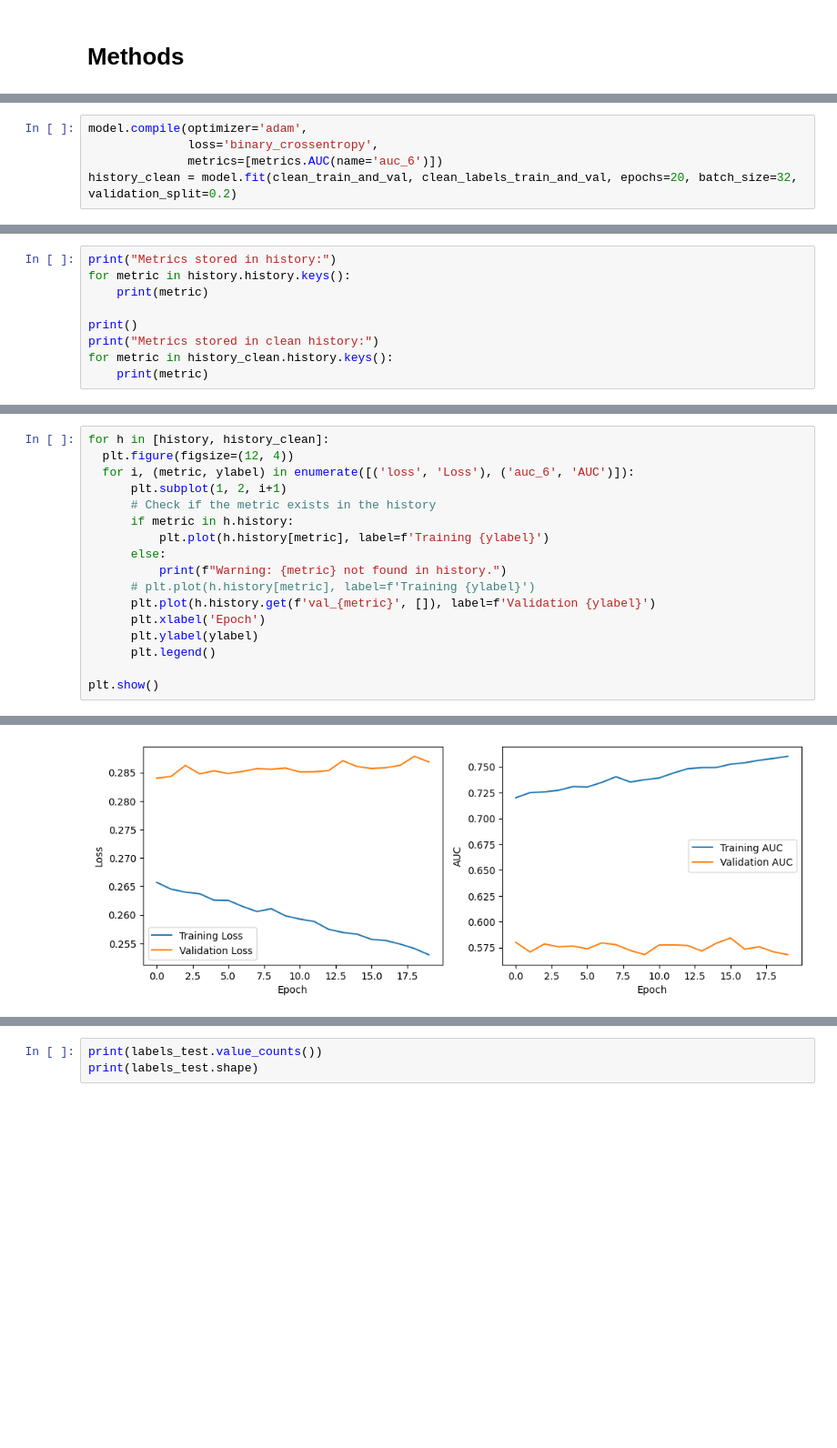
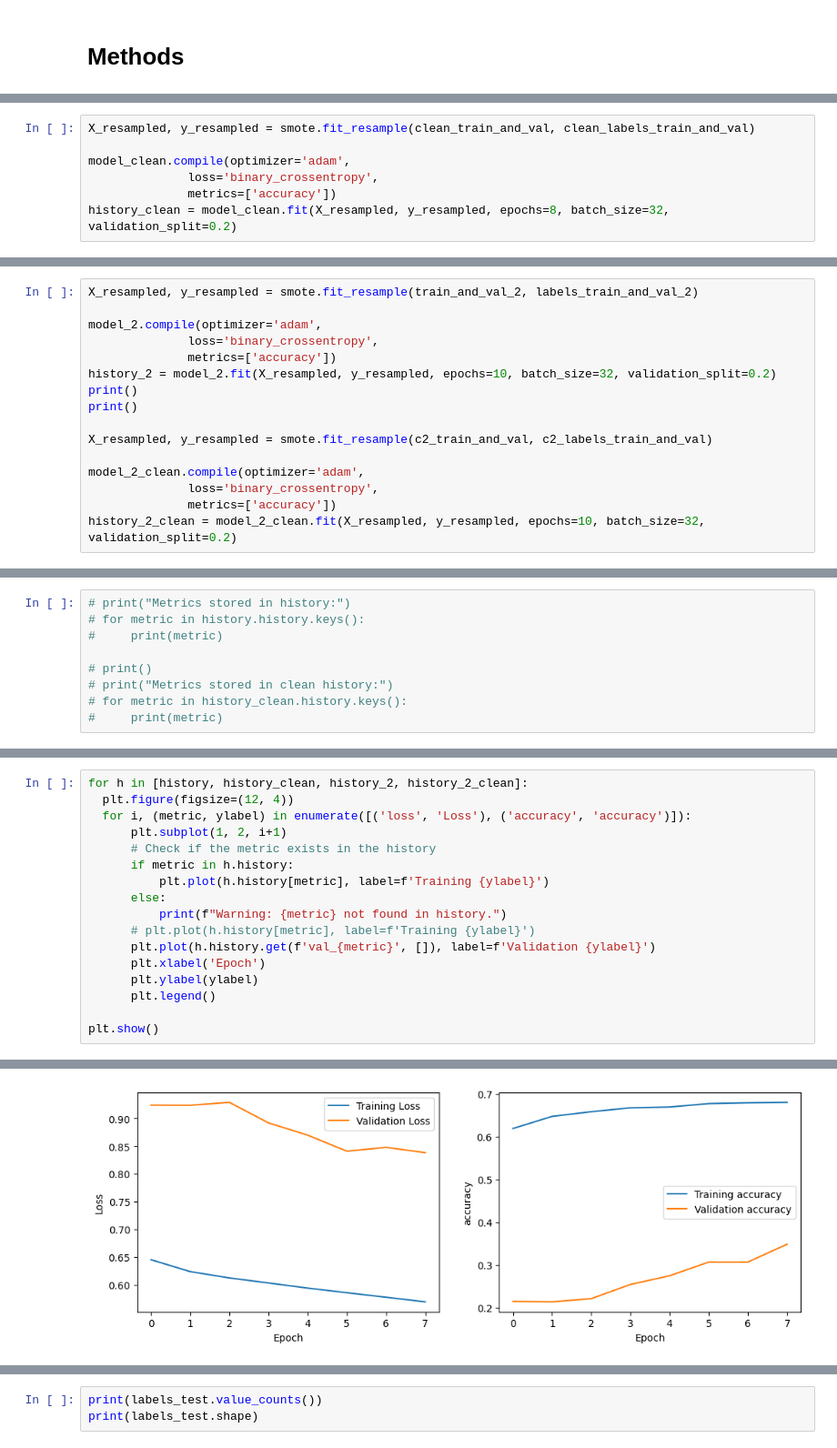
Before and after one commit to matthewcurran/columbian-exchange-world-explorer, a Jupyter notebook: MJC_SS_Data_Mining_Final.ipynb, the cells around one changed output, grey strips where cells are left out. Shown at 91% size. Saved outputs shown, nothing was run; the diff lists cells and outputs as text; blank space fills up the shorter version.

```diff
--- a/MJC_SS_Data_Mining_Final.ipynb
+++ b/MJC_SS_Data_Mining_Final.ipynb
@@ -413,6 +598,8 @@ Epoch 15/15
 # %%
-model.compile(optimizer='adam',
+X_resampled, y_resampled = smote.fit_resample(clean_train_and_val, clean_labels_train_and_val)
+
+model_clean.compile(optimizer='adam',
               loss='binary_crossentropy',
-              metrics=[metrics.AUC(name='auc_6')])
-history_clean = model.fit(clean_train_and_val, clean_labels_train_and_val, epochs=20, batch_size=32, validation_split=0.2)
+              metrics=['accuracy'])
+history_clean = model_clean.fit(X_resampled, y_resampled, epochs=8, batch_size=32, validation_split=0.2)
 # %% [output]
@@ -435,0 +622,16 @@ Epoch 20/20
+# %%
+X_resampled, y_resampled = smote.fit_resample(train_and_val_2, labels_train_and_val_2)
+
+model_2.compile(optimizer='adam',
+              loss='binary_crossentropy',
+              metrics=['accuracy'])
+history_2 = model_2.fit(X_resampled, y_resampled, epochs=10, batch_size=32, validation_split=0.2)
+print()
+print()
+
+X_resampled, y_resampled = smote.fit_resample(c2_train_and_val, c2_labels_train_and_val)
+
+model_2_clean.compile(optimizer='adam',
+              loss='binary_crossentropy',
+              metrics=['accuracy'])
+history_2_clean = model_2_clean.fit(X_resampled, y_resampled, epochs=10, batch_size=32, validation_split=0.2)
@@ -436,9 +656,9 @@ Epoch 20/20
 # %%
-print("Metrics stored in history:")
-for metric in history.history.keys():
-    print(metric)
+# print("Metrics stored in history:")
+# for metric in history.history.keys():
+#     print(metric)
 
-print()
-print("Metrics stored in clean history:")
-for metric in history_clean.history.keys():
-    print(metric)
+# print()
+# print("Metrics stored in clean history:")
+# for metric in history_clean.history.keys():
+#     print(metric)
@@ -457,7 +665,7 @@ val_loss
 # %%
-for h in [history, history_clean]:
+for h in [history, history_clean, history_2, history_2_clean]:
   plt.figure(figsize=(12, 4))
-  for i, (metric, ylabel) in enumerate([('loss', 'Loss'), ('auc_6', 'AUC')]):
+  for i, (metric, ylabel) in enumerate([('loss', 'Loss'), ('accuracy', 'accuracy')]):
       plt.subplot(1, 2, i+1)
       # Check if the metric exists in the history
       if metric in h.history:
@@ -476 +684 @@ plt.show()
-[figure, old version]
+[figure, new version]
```
Also changed, not shown: parts of 37 cells of this notebook.
